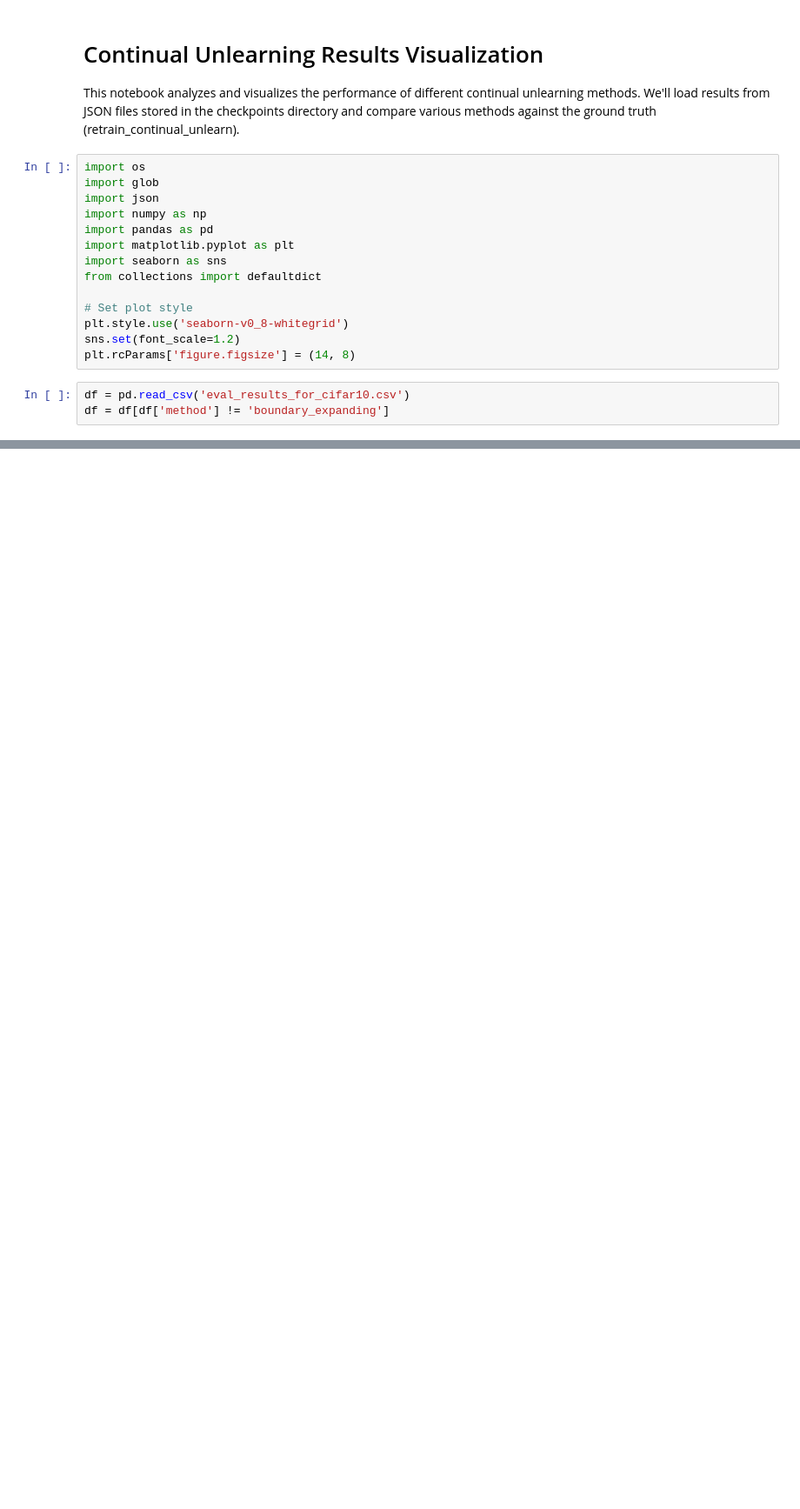
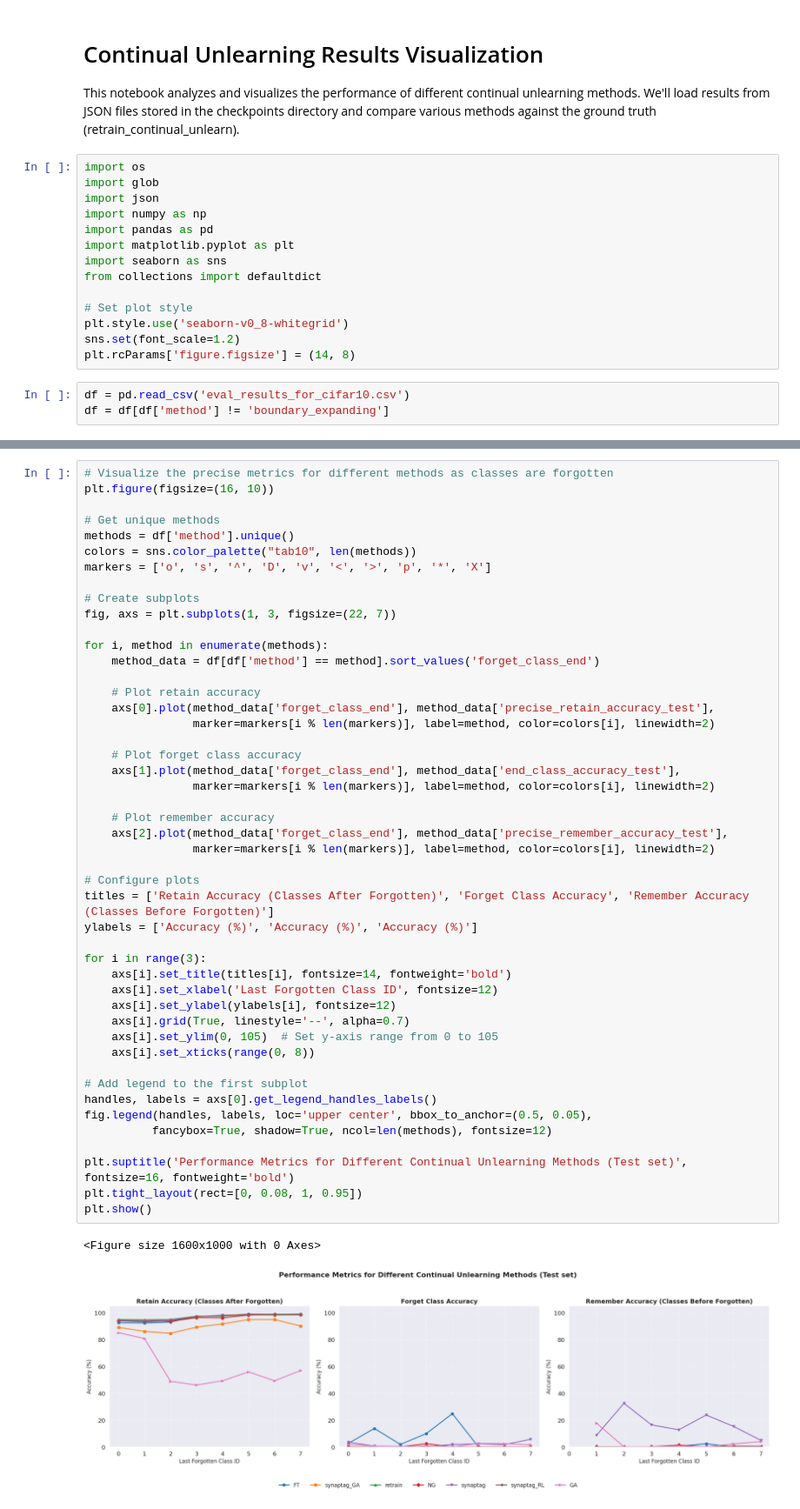
Before and after one commit to kdkyum/continual_unlearn, a Jupyter notebook: plots/viz_results_for_continual_unlearn_c10.ipynb, the cells around one changed output, grey strips where cells are left out. Shown: that part at 87% size. Saved outputs shown, nothing was run; the diff lists cells and outputs as text; blank space fills up the shorter version.

```diff
--- a/plots/viz_results_for_continual_unlearn_c10.ipynb
+++ b/plots/viz_results_for_continual_unlearn_c10.ipynb
@@ -141,3 +148,53 @@ plt.show()
+# %%
+# Visualize the precise metrics for different methods as classes are forgotten
+plt.figure(figsize=(16, 10))
+
+# Get unique methods
+methods = df['method'].unique()
+colors = sns.color_palette("tab10", len(methods))
+markers = ['o', 's', '^', 'D', 'v', '<', '>', 'p', '*', 'X']
+
+# Create subplots
+fig, axs = plt.subplots(1, 3, figsize=(22, 7))
+
+for i, method in enumerate(methods):
+    method_data = df[df['method'] == method].sort_values('forget_class_end')
+
+    # Plot retain accuracy
+    axs[0].plot(method_data['forget_class_end'], method_data['precise_retain_accuracy_test'],
+                marker=markers[i % len(markers)], label=method, color=colors[i], linewidth=2)
+
+    # Plot forget class accuracy
+    axs[1].plot(method_data['forget_class_end'], method_data['end_class_accuracy_test'],
+                marker=markers[i % len(markers)], label=method, color=colors[i], linewidth=2)
+
+    # Plot remember accuracy
+    axs[2].plot(method_data['forget_class_end'], method_data['precise_remember_accuracy_test'],
+                marker=markers[i % len(markers)], label=method, color=colors[i], linewidth=2)
+
+# Configure plots
+titles = ['Retain Accuracy (Classes After Forgotten)', 'Forget Class Accuracy', 'Remember Accuracy (Classes Before Forgotten)']
+ylabels = ['Accuracy (%)', 'Accuracy (%)', 'Accuracy (%)']
+
+for i in range(3):
+    axs[i].set_title(titles[i], fontsize=14, fontweight='bold')
+    axs[i].set_xlabel('Last Forgotten Class ID', fontsize=12)
+    axs[i].set_ylabel(ylabels[i], fontsize=12)
+    axs[i].grid(True, linestyle='--', alpha=0.7)
+    axs[i].set_ylim(0, 105)  # Set y-axis range from 0 to 105
+    axs[i].set_xticks(range(0, 8))
+
+# Add legend to the first subplot
+handles, labels = axs[0].get_legend_handles_labels()
+fig.legend(handles, labels, loc='upper center', bbox_to_anchor=(0.5, 0.05),
+          fancybox=True, shadow=True, ncol=len(methods), fontsize=12)
+
+plt.suptitle('Performance Metrics for Different Continual Unlearning Methods (Test set)', fontsize=16, fontweight='bold')
+plt.tight_layout(rect=[0, 0.08, 1, 0.95])
+plt.show()
+# %% [output]
+<Figure size 1600x1000 with 0 Axes>
+[figure, added]
 # %%
 # Compute efficiency metrics: unlearning time vs performance
 def calculate_efficiency(row):
```
Also changed, not shown: parts of 5 cells of this notebook, 11 other files.
